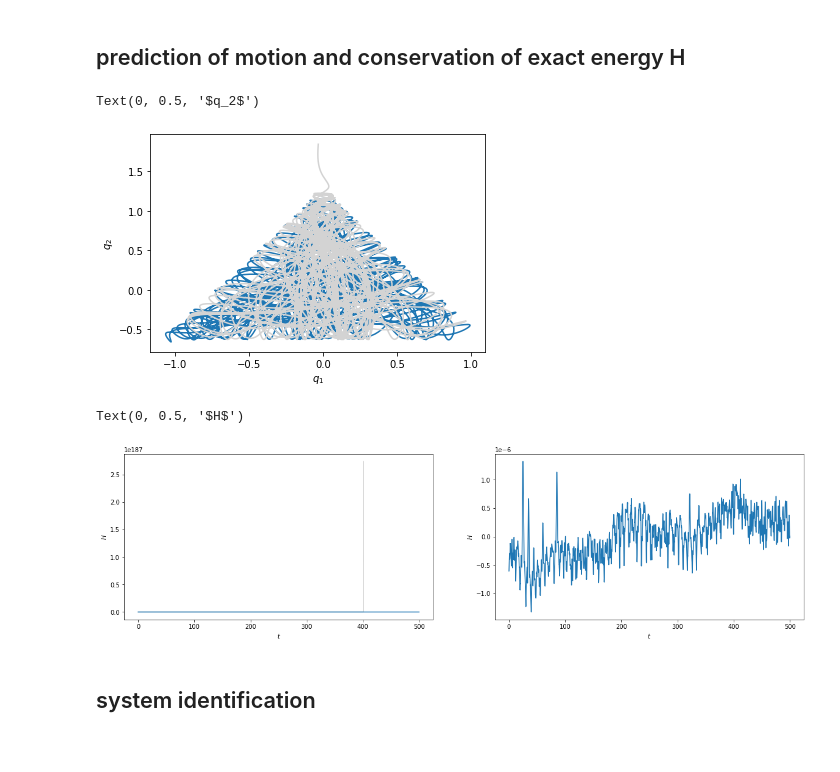
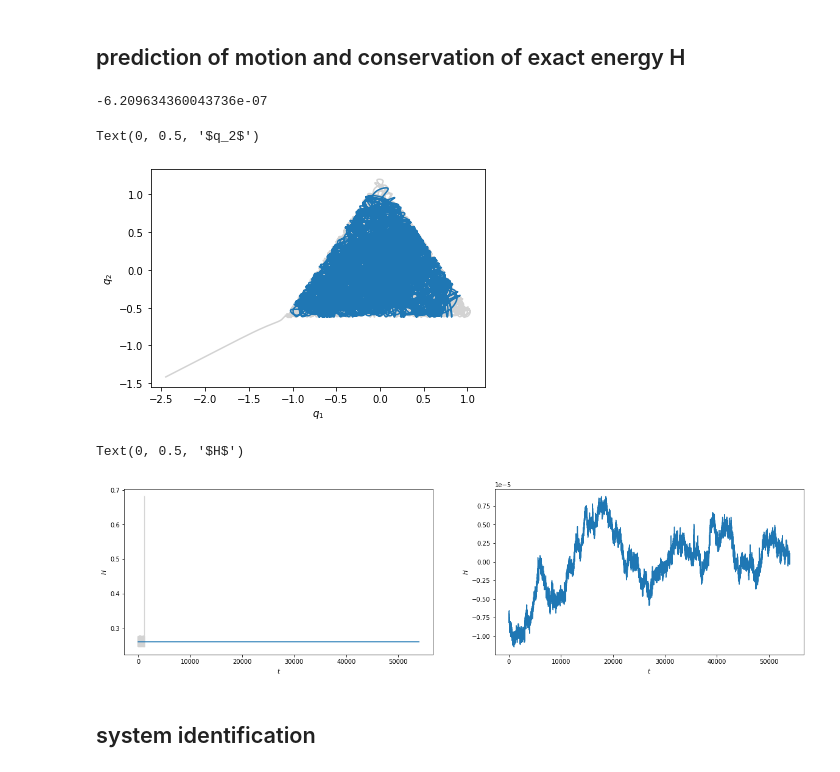
Before and after one commit to Christian-Offen/symplectic-shadow-integration, a Jupyter notebook: HenonHeilsSE.ipynb, the cells around one changed output. Cells and saved outputs as stored; diff of their text form; code cells hidden in the pictures.

```diff
--- a/HenonHeilsSE.ipynb
+++ b/HenonHeilsSE.ipynb
@@ -53,40 +56,53 @@ Solve least square problem of dimension (3201, 800)
 # %% [markdown]
 ## prediction of motion and conservation of exact energy H
 # %%
-## predict a motion starting from z0
-N = 5000
-z0 = np.array([0.67,0.1,0.,0.])
+# predict a motion starting from z0
+
+z0 = np.array([0.675499,0.08,0.,0.])
+V(z0)-1/(6*mu**2) # in bounded energy level set if negative
+# %% [output]
+-6.209634360043736e-07
 # %%
 # use symplectic shadow integration
-trj = SI.predictMotion(z0,N)
+
+## uncomment for re-computation
+## N = 540000
+## trj = SI.predictMotion(z0,N,saveflag=True,saveint=10)
+
+# load precomputed data
+trj = pickle.load(open('data/SSIdata_long.pkl','rb'))
+N = trj.shape[1]
 # %%
 # integrate exact vector field for comparision, overflow warnings can occur when the trajectory diverges
-trjSE = SI.classicTrajectory(z0,lambda z: z[2:],lambda z: f(z[:2]),h,N)
+trjSE = SI.classicTrajectory(z0,lambda z: z[2:],lambda z: f(z[:2]),h,len(trj[0]))
 # %%
 # compare phase plots
-m_end = 3980
+m_end = 12295
+plt.plot(trjSE[0,:m_end],trjSE[1,:m_end],color='lightgray')
 plt.plot(trj[0,:m_end],trj[1,:m_end])
-plt.plot(trjSE[0,:m_end],trjSE[1,:m_end],color='lightgray')
 plt.xlabel('$q_1$')
 plt.ylabel('$q_2$')
+#plt.savefig('HenonPhase'+timedata+'.pdf')
 # %% [output]
 Text(0, 0.5, '$q_2$')
-[figure, old version]
+[figure, new version]
 # %%
 # plot energy conservation
 Htrj = H(trj)
+HtrjSE = H(trjSE[:,:m_end])
 
 fig,ax = plt.subplots(1, 2,figsize=(20,5))
-ax[0].plot(h*np.arange(0,len(trj[0,:])),H(trjSE),color='lightgray') # overflow warnings can occur when the trajectory diverges
+ax[0].plot(h*np.arange(0,len(HtrjSE)),HtrjSE,color='lightgray') # overflow warnings can occur when the trajectory diverges
 ax[0].plot(h*np.arange(0,len(trj[0,:])),Htrj)
 ax[0].set_xlabel('$t$')
 ax[0].set_ylabel('$H$')
 ax[1].plot(h*np.arange(0,len(trj[0,:])),Htrj-np.mean(Htrj))
 ax[1].set_xlabel('$t$')
 ax[1].set_ylabel('$H$')
+#plt.savefig('HenonEnergy'+timedata+'.pdf')
 # %% [output]
 Text(0, 0.5, '$H$')
-[figure, old version]
+[figure, new version]
 # %% [markdown]
 ## system identification
 # %% [markdown]
```
Also changed, not shown: parts of 10 cells of this notebook, 3 other files.
